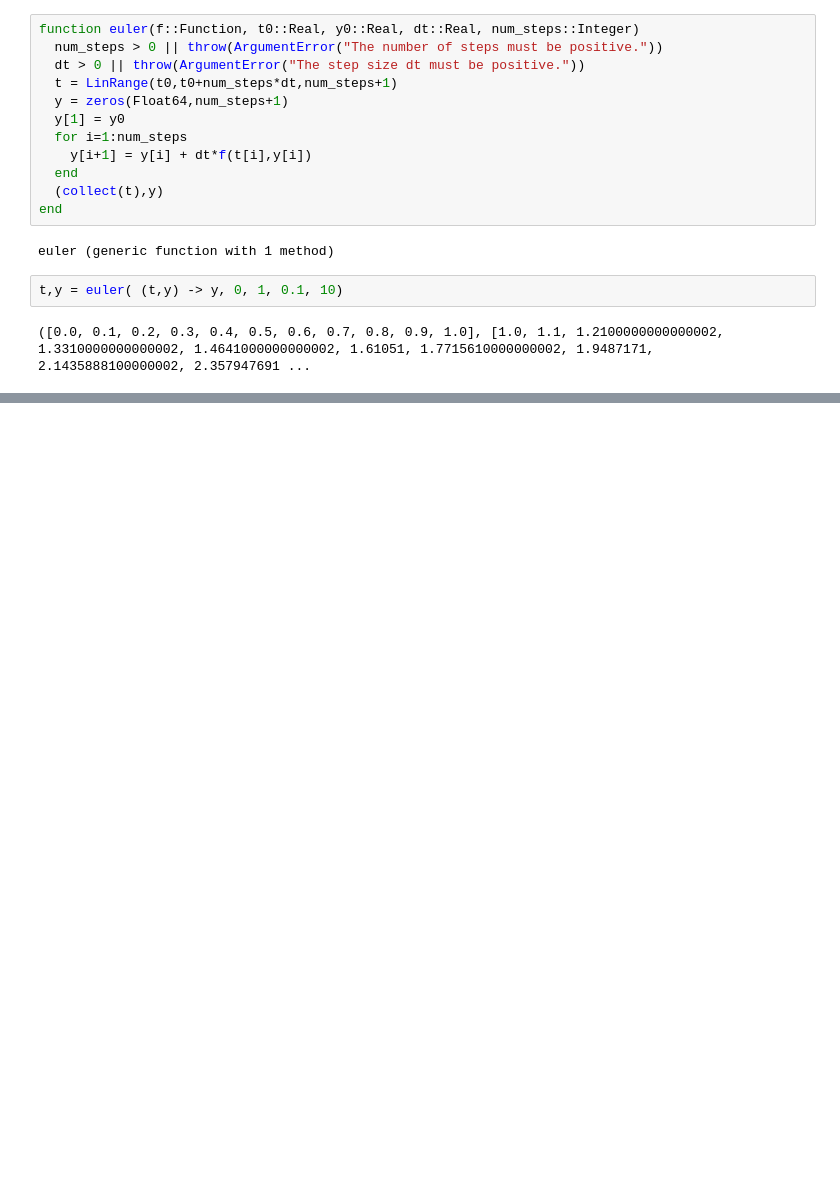
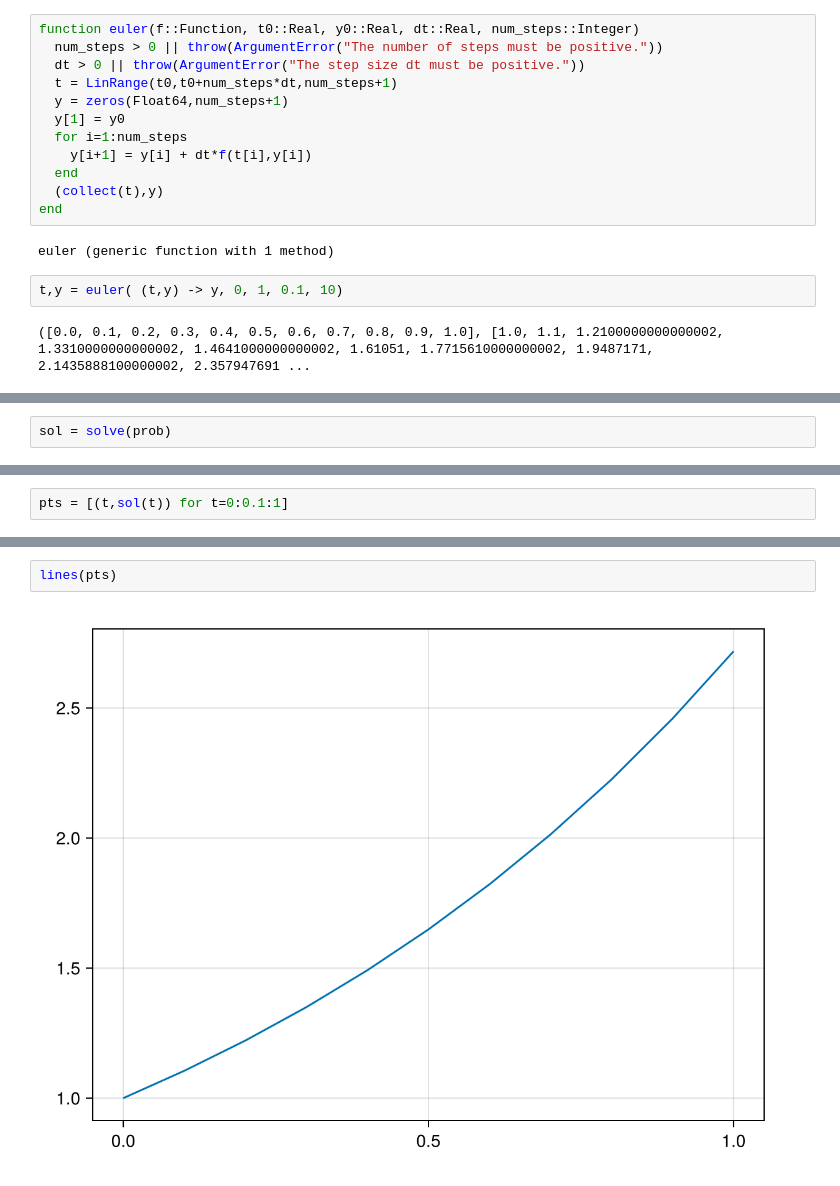
Before and after one commit to pstaabp/sci-comp-book, a Jupyter notebook: julia-output/diff-eqn.ipynb, the cells around one changed output, grey strips where cells are left out. Saved outputs shown, nothing was run; the diff lists cells and outputs as text; blank space fills up the shorter version.

```diff
--- a/julia-output/diff-eqn.ipynb
+++ b/julia-output/diff-eqn.ipynb
@@ -29,0 +76,2 @@ savefig("../assets/plots/diffeqn/euler.png")
+# %%
+sol = solve(prob)
@@ -29,0 +101,2 @@ savefig("../assets/plots/diffeqn/euler.png")
+# %%
+pts = [(t,sol(t)) for t=0:0.1:1]
@@ -29,0 +116,4 @@ savefig("../assets/plots/diffeqn/euler.png")
+# %%
+lines(pts)
+# %% [output]
+[figure, added]
```
Also changed, not shown: parts of 35 cells of this notebook, 24 other files.
